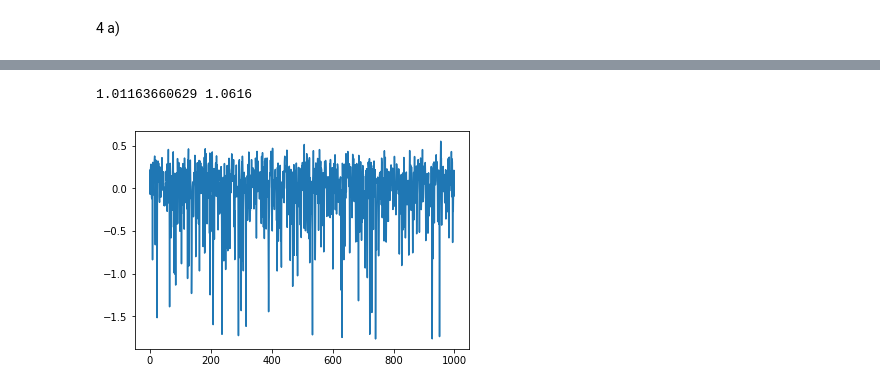
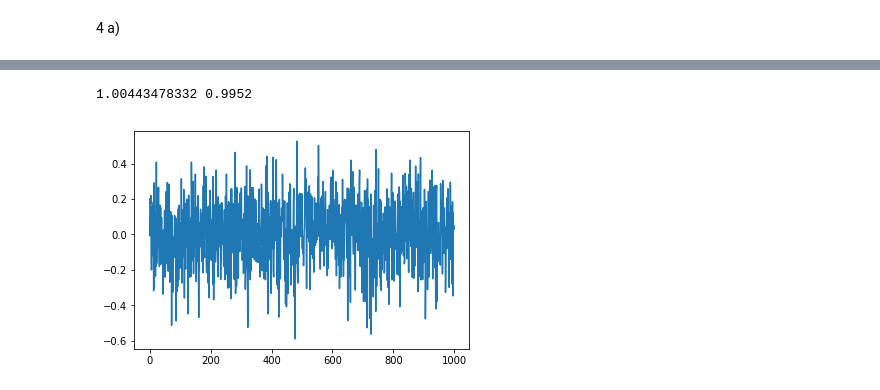
Before and after one commit to GongtingPeng/Funnel, a Jupyter notebook: Funnel.ipynb, the cells around one changed output, grey strips where cells are left out. Saved outputs shown, nothing was run; the diff lists cells and outputs as text; code cells hidden in the pictures.

```diff
--- a/Funnel.ipynb
+++ b/Funnel.ipynb
@@ -209,15 +209,14 @@ print(break_point)
 # not sure if this is what nick wants but this is the only way that I can make the lambda function EstLam2 to work
 def eqn3b(Hurdle_output, BP, L):
     log_likelihood = 0.
-    if len(BP) == 1:
-        BP = np.ones(2)*BP
     for i,num_user in enumerate(Hurdle_output):
         if i == 0:
             log_likelihood += num_user*np.log(F_exp(BP[i], L))
+        elif i > 0 and i < len(Hurdle_output)-1:
+            log_likelihood += num_user*np.log(F_exp(BP[i])-F_exp(BP[i-1], L))
         elif i == len(Hurdle_output)-1:
             log_likelihood += num_user*np.log(1-F_exp(BP[i-1], L))
-        elif len(BP)>2:
-            log_likelihood += num_user*np.log(F_exp(BP[i])-F_exp(BP[i-1], L))
+
     return log_likelihood
 # %%
 def EstLam2(Hurdle_output, BP): return lambda x: eqn3b(Hurdle_output, BP, x)
@@ -283,8 +284,8 @@ Wall time: 2.44 s
 # %%
-sim_graph(bp=[.25, 2.5])
+sim_graph(bp=[.25, 20])
 # %% [output]
-1.01163660629 1.0616
+1.00443478332 0.9952
-[figure, old version]
+[figure, new version]
 # %%
 %%time
 sim_graph(bp=[.25, 10])
```
Also changed, not shown: parts of 5 cells of this notebook.
